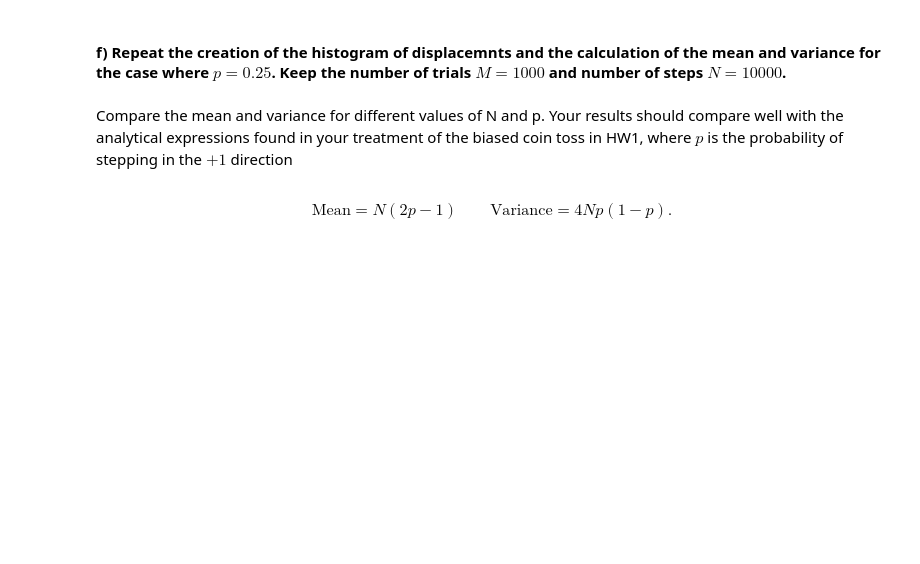
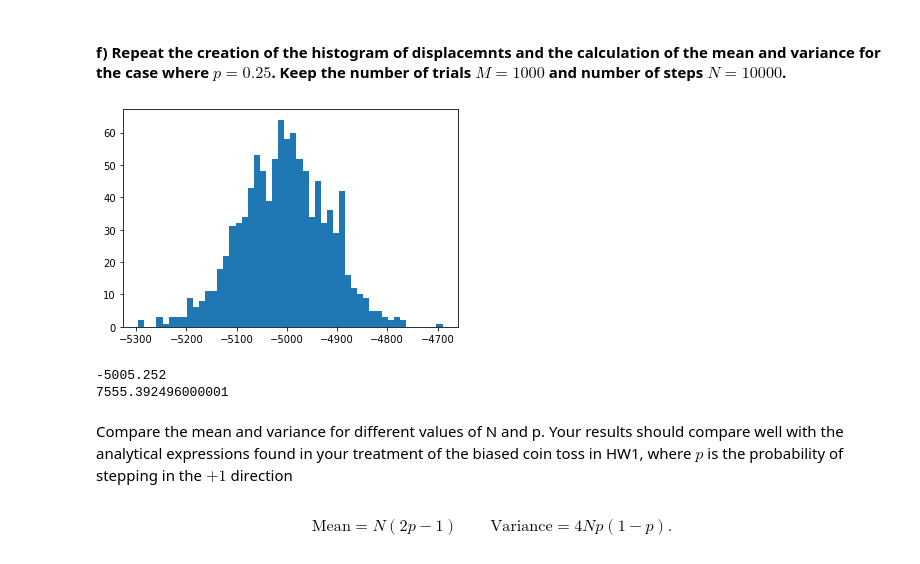
Before and after one commit to jackbb147/bwp, a Jupyter notebook: bwp.ipynb, the cells around one changed output. Drawn from its saved outputs; the diff is of its cells as text; code cells hidden in the pictures; blank space fills up the shorter version.

```diff
--- a/bwp.ipynb
+++ b/bwp.ipynb
@@ -20,0 +18,11 @@ print("hello world")
+# %%
+#a) Solution
+
+random = np.random.default_rng().choice
+N = 10000   # length of list
+L = []      # list to be generated
+choices = [-1,1]
+for i in range(N):
+    L.append(random(choices))
+
+print(sum(L), sum(L)/N)
@@ -27,0 +34,11 @@ hello
+# %%
+#b) Solution
+p = .25
+probabilities =  [1-p, p]    # probabiliy for each item(-1,1)
+
+L_b = []
+
+for i in range(N):
+    L_b.append(random(choices, p = probabilities))
+
+print(sum(L_b), sum(L_b)/N)
@@ -53,3 +115,16 @@ print(np.var(samps))
+# %%
+#f) Solution
+trajectory_final_positions = np.array(Trajectories(M,N,0.25))
+
+plt.hist(trajectory_final_positions, bins = bin_count, )
+plt.show()
+
+print(np.mean(trajectory_final_positions))
+print(np.var(trajectory_final_positions))
+# %% [output]
+[figure, added]
+-5005.252
+7555.392496000001
 # %% [markdown]
 Compare the mean and variance for different values of N and p. Your results should compare well with the analytical expressions found in your treatment of the biased coin toss in HW1, where $p$ is the probability of stepping in the $+1$ direction
 # %% [markdown]
```
Also changed, not shown: parts of 14 cells of this notebook.
